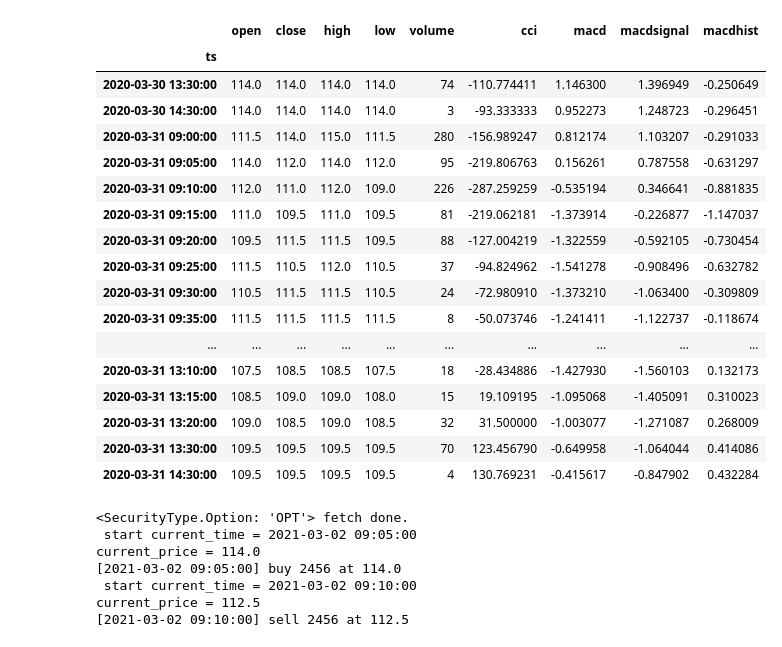
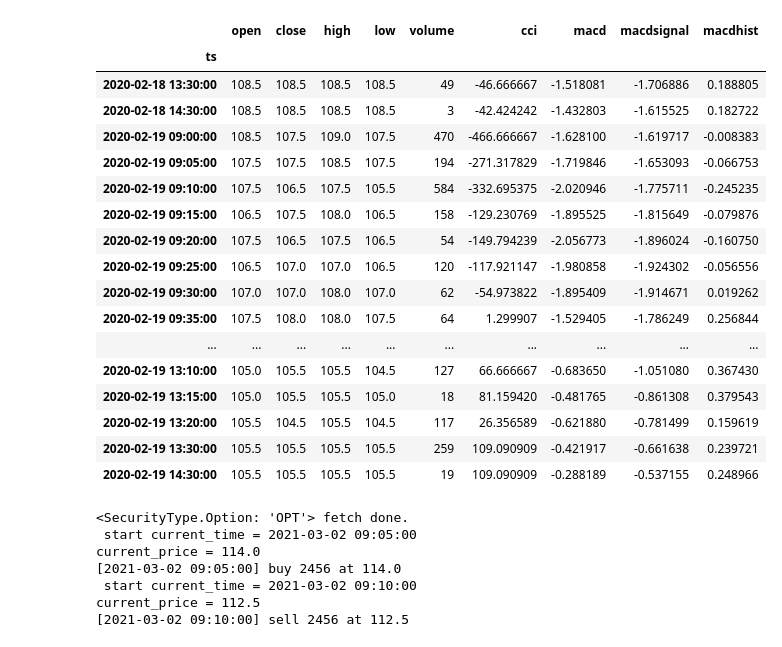
Before and after one commit to howielujah/python-program-trading, a Jupyter notebook: Ch03_05.ipynb, the cells around one changed output. Cells and saved outputs as stored; diff of their text form; code cells hidden in the pictures.

```diff
--- a/Ch03_05.ipynb
+++ b/Ch03_05.ipynb
@@ -57,36 +53,36 @@ Response Code: 0 | Event Code: 0 | Info: host '203.66.91.161:80', hostname '203.
 # %%
-code = '4551'
+code = '3515'
 
 tw_calendar = get_calendar('XTAI')
 
-date = pd.to_datetime('2020-3-31')
+date = pd.to_datetime('2020-2-19')
 prev_trading_date = tw_calendar.previous_close(date).date()
 
 ticks = get_ticks(code, prev_trading_date, connection, api)[0].append(get_ticks(code, date, connection, api)[0])
 kbars = ticks_to_kbars(ticks)
 kbars = get_technical_indicator(kbars)
 kbars = kbars[pd.to_datetime(prev_trading_date).replace(hour=13, minute=30):]
 
 kbars
 # %% [output]
 |  | open | close | high | low | volume | cci | macd | macdsignal | macdhist |
 | ts |  |  |  |  |  |  |  |  |  |
-| 2020-03-30 13:30:00 | 114.0 | 114.0 | 114.0 | 114.0 | 74 | -110.774411 | 1.146300 | 1.396949 | -0.250649 |
-| 2020-03-30 14:30:00 | 114.0 | 114.0 | 114.0 | 114.0 | 3 | -93.333333 | 0.952273 | 1.248723 | -0.296451 |
-| 2020-03-31 09:00:00 | 111.5 | 114.0 | 115.0 | 111.5 | 280 | -156.989247 | 0.812174 | 1.103207 | -0.291033 |
-| 2020-03-31 09:05:00 | 114.0 | 112.0 | 114.0 | 112.0 | 95 | -219.806763 | 0.156261 | 0.787558 | -0.631297 |
-| 2020-03-31 09:10:00 | 112.0 | 111.0 | 112.0 | 109.0 | 226 | -287.259259 | -0.535194 | 0.346641 | -0.881835 |
-| 2020-03-31 09:15:00 | 111.0 | 109.5 | 111.0 | 109.5 | 81 | -219.062181 | -1.373914 | -0.226877 | -1.147037 |
-| 2020-03-31 09:20:00 | 109.5 | 111.5 | 111.5 | 109.5 | 88 | -127.004219 | -1.322559 | -0.592105 | -0.730454 |
-| 2020-03-31 09:25:00 | 111.5 | 110.5 | 112.0 | 110.5 | 37 | -94.824962 | -1.541278 | -0.908496 | -0.632782 |
-| 2020-03-31 09:30:00 | 110.5 | 111.5 | 111.5 | 110.5 | 24 | -72.980910 | -1.373210 | -1.063400 | -0.309809 |
-| 2020-03-31 09:35:00 | 111.5 | 111.5 | 111.5 | 111.5 | 8 | -50.073746 | -1.241411 | -1.122737 | -0.118674 |
+| 2020-02-18 13:30:00 | 108.5 | 108.5 | 108.5 | 108.5 | 49 | -46.666667 | -1.518081 | -1.706886 | 0.188805 |
+| 2020-02-18 14:30:00 | 108.5 | 108.5 | 108.5 | 108.5 | 3 | -42.424242 | -1.432803 | -1.615525 | 0.182722 |
+| 2020-02-19 09:00:00 | 108.5 | 107.5 | 109.0 | 107.5 | 470 | -466.666667 | -1.628100 | -1.619717 | -0.008383 |
+| 2020-02-19 09:05:00 | 107.5 | 107.5 | 108.5 | 107.5 | 194 | -271.317829 | -1.719846 | -1.653093 | -0.066753 |
+| 2020-02-19 09:10:00 | 107.5 | 106.5 | 107.5 | 105.5 | 584 | -332.695375 | -2.020946 | -1.775711 | -0.245235 |
+| 2020-02-19 09:15:00 | 106.5 | 107.5 | 108.0 | 106.5 | 158 | -129.230769 | -1.895525 | -1.815649 | -0.079876 |
+| 2020-02-19 09:20:00 | 107.5 | 106.5 | 107.5 | 106.5 | 54 | -149.794239 | -2.056773 | -1.896024 | -0.160750 |
+| 2020-02-19 09:25:00 | 106.5 | 107.0 | 107.0 | 106.5 | 120 | -117.921147 | -1.980858 | -1.924302 | -0.056556 |
+| 2020-02-19 09:30:00 | 107.0 | 107.0 | 108.0 | 107.0 | 62 | -54.973822 | -1.895409 | -1.914671 | 0.019262 |
+| 2020-02-19 09:35:00 | 107.5 | 108.0 | 108.0 | 107.5 | 64 | 1.299907 | -1.529405 | -1.786249 | 0.256844 |
 | ... | ... | ... | ... | ... | ... | ... | ... | ... | ... |
-| 2020-03-31 13:10:00 | 107.5 | 108.5 | 108.5 | 107.5 | 18 | -28.434886 | -1.427930 | -1.560103 | 0.132173 |
-| 2020-03-31 13:15:00 | 108.5 | 109.0 | 109.0 | 108.0 | 15 | 19.109195 | -1.095068 | -1.405091 | 0.310023 |
-| 2020-03-31 13:20:00 | 109.0 | 108.5 | 109.0 | 108.5 | 32 | 31.500000 | -1.003077 | -1.271087 | 0.268009 |
-| 2020-03-31 13:30:00 | 109.5 | 109.5 | 109.5 | 109.5 | 70 | 123.456790 | -0.649958 | -1.064044 | 0.414086 |
-| 2020-03-31 14:30:00 | 109.5 | 109.5 | 109.5 | 109.5 | 4 | 130.769231 | -0.415617 | -0.847902 | 0.432284 |
+| 2020-02-19 13:10:00 | 105.0 | 105.5 | 105.5 | 104.5 | 127 | 66.666667 | -0.683650 | -1.051080 | 0.367430 |
+| 2020-02-19 13:15:00 | 105.0 | 105.5 | 105.5 | 105.0 | 18 | 81.159420 | -0.481765 | -0.861308 | 0.379543 |
+| 2020-02-19 13:20:00 | 105.5 | 104.5 | 105.5 | 104.5 | 117 | 26.356589 | -0.621880 | -0.781499 | 0.159619 |
+| 2020-02-19 13:30:00 | 105.5 | 105.5 | 105.5 | 105.5 | 259 | 109.090909 | -0.421917 | -0.661638 | 0.239721 |
+| 2020-02-19 14:30:00 | 105.5 | 105.5 | 105.5 | 105.5 | 19 | 109.090909 | -0.288189 | -0.537155 | 0.248966 |
 # %%
 def day_trading_backtest(code, date, connection, api):
 
```
Also changed, not shown: parts of 1 cell of this notebook, 1 other file.
